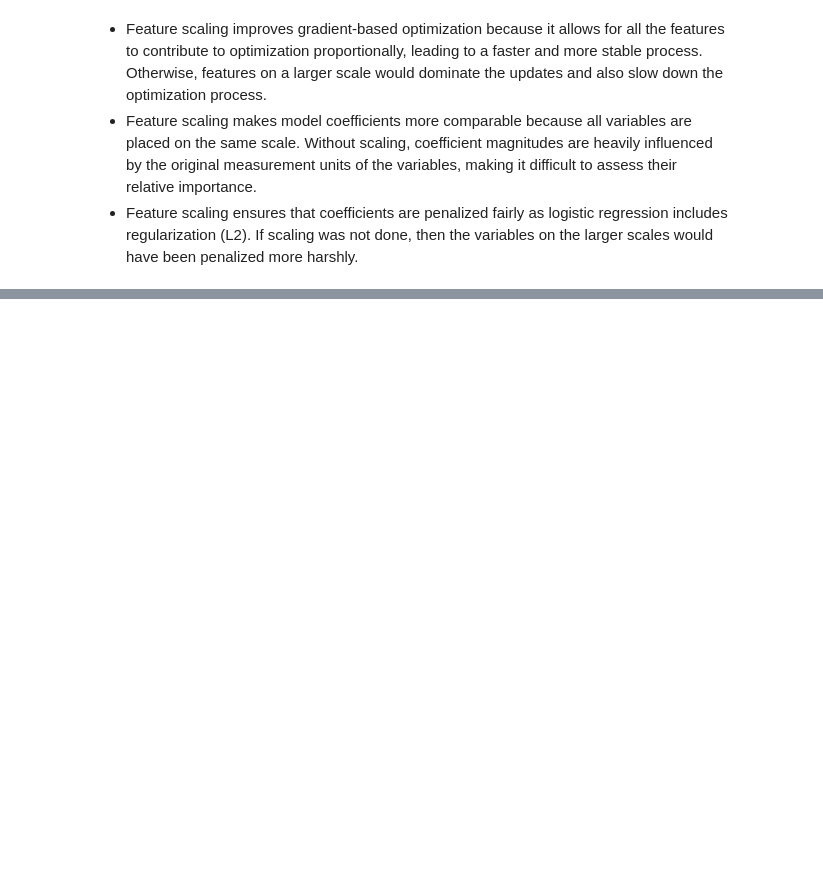
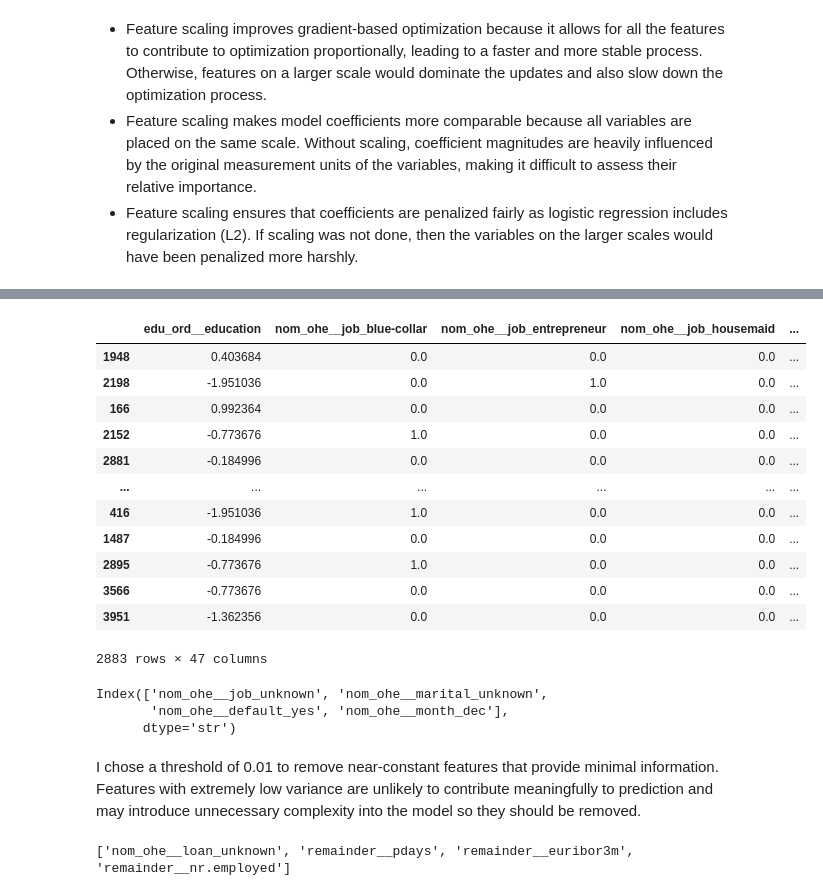
Before and after one commit to AlpK47/ML-fundamentals-2026, a Jupyter notebook: assignment_1_alp_kurtbolat.ipynb, the cells around one changed output, grey strips where cells are left out. Cells and saved outputs as stored; diff of their text form; code cells hidden in the pictures; blank space fills up the shorter version.

Commit message:
Finished Task 7, Feature Selection

```diff
--- a/assignment_1_alp_kurtbolat.ipynb
+++ b/assignment_1_alp_kurtbolat.ipynb
@@ -452,0 +461,42 @@ The StandardScaler must be fitted on the training set only, as it computes the m
+# %%
+X_train_scaled
+# %% [output]
+|  | edu_ord__education | nom_ohe__job_blue-collar | nom_ohe__job_entrepreneur | nom_ohe__job_housemaid | ... |
+| 1948 | 0.403684 | 0.0 | 0.0 | 0.0 | ... |
+| 2198 | -1.951036 | 0.0 | 1.0 | 0.0 | ... |
+| 166 | 0.992364 | 0.0 | 0.0 | 0.0 | ... |
+| 2152 | -0.773676 | 1.0 | 0.0 | 0.0 | ... |
+| 2881 | -0.184996 | 0.0 | 0.0 | 0.0 | ... |
+| ... | ... | ... | ... | ... | ... |
+| 416 | -1.951036 | 1.0 | 0.0 | 0.0 | ... |
+| 1487 | -0.184996 | 0.0 | 0.0 | 0.0 | ... |
+| 2895 | -0.773676 | 1.0 | 0.0 | 0.0 | ... |
+| 3566 | -0.773676 | 0.0 | 0.0 | 0.0 | ... |
+| 3951 | -1.362356 | 0.0 | 0.0 | 0.0 | ... |
+2883 rows × 47 columns
+# %%
+from sklearn.feature_selection import VarianceThreshold
+
+selector = VarianceThreshold(threshold=0.01)
+selector.fit(X_train_scaled)
+
+low_variance_cols = X_train_scaled.columns[~selector.get_support()]
+print(low_variance_cols)
+# %% [output]
+Index(['nom_ohe__job_unknown', 'nom_ohe__marital_unknown',
+       'nom_ohe__default_yes', 'nom_ohe__month_dec'],
+      dtype='str')
+# %% [markdown]
+I chose a threshold of 0.01 to remove near-constant features that provide minimal information. Features with extremely low variance are unlikely to contribute meaningfully to prediction and may introduce unnecessary complexity into the model so they should be removed.
+# %%
+import numpy as np
+
+corr_matrix = X_train_scaled.corr().abs()
+upper = corr_matrix.where(
+    np.triu(np.ones(corr_matrix.shape), k=1).astype(bool)
+)
+
+high_corr_cols = [col for col in upper.columns if any(upper[col] > 0.9)]
+print(high_corr_cols)
+# %% [output]
+['nom_ohe__loan_unknown', 'remainder__pdays', 'remainder__euribor3m', 'remainder__nr.employed']
```
Also changed, not shown: parts of 10 cells of this notebook.
